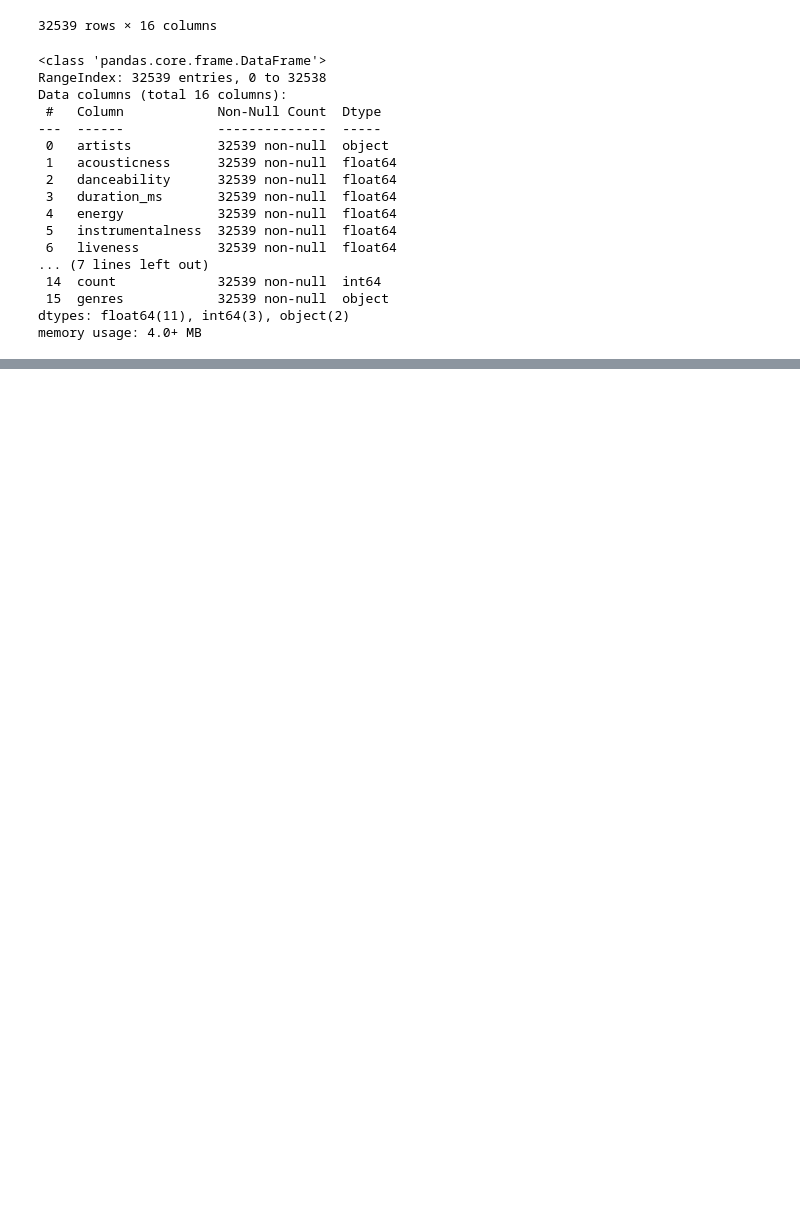
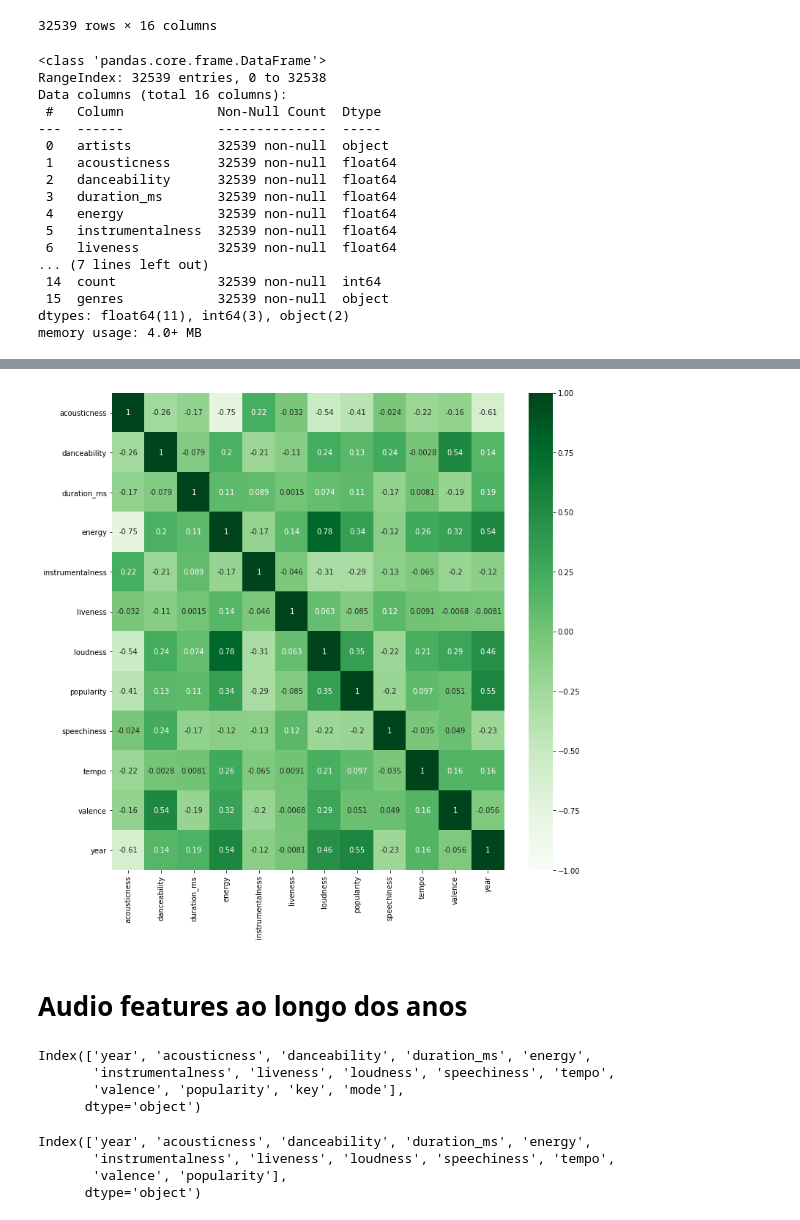
Before and after one commit to Equipe-Delta-IESB/Spotify_PCA, a Jupyter notebook: 01_Scripts/01_limpeza.ipynb, the cells around one changed output, grey strips where cells are left out. Saved outputs shown, nothing was run; the diff lists cells and outputs as text; code cells hidden in the pictures; blank space fills up the shorter version.

```diff
--- a/01_Scripts/01_limpeza.ipynb
+++ b/01_Scripts/01_limpeza.ipynb
@@ -197,0 +295,12 @@ memory usage: 4.0+ MB
+# %%
+# Normalizar loudness, duration_ms, tempo
+
+#df_data.loudness = (df_data.loudness - df_data.loudness.min())/(df_data.loudness.max() - df_data.loudness.min())
+
+from sklearn.preprocessing import MinMaxScaler
+
+scaler = MinMaxScaler()
+
+df_data[['loudness','duration_ms','tempo']] = scaler.fit_transform(df_data[['loudness','duration_ms','tempo']])
+
+df_data
@@ -197,0 +321,16 @@ memory usage: 4.0+ MB
+# %%
+# Matriz Corr
+
+plt.figure(figsize=(12,12))
+corr = sns.heatmap(df_data.corr(),vmin=-1,vmax=1, annot=True,cmap='Greens')
+# %% [output]
+[figure, added]
+# %% [markdown]
+# Audio features ao longo dos anos
+# %%
+df_year.columns
+# %% [output]
+Index(['year', 'acousticness', 'danceability', 'duration_ms', 'energy',
+       'instrumentalness', 'liveness', 'loudness', 'speechiness', 'tempo',
+       'valence', 'popularity', 'key', 'mode'],
+      dtype='object')
@@ -197,0 +341,7 @@ memory usage: 4.0+ MB
+# %%
+df_year.columns
+# %% [output]
+Index(['year', 'acousticness', 'danceability', 'duration_ms', 'energy',
+       'instrumentalness', 'liveness', 'loudness', 'speechiness', 'tempo',
+       'valence', 'popularity'],
+      dtype='object')
```
Also changed, not shown: parts of 30 cells of this notebook.
